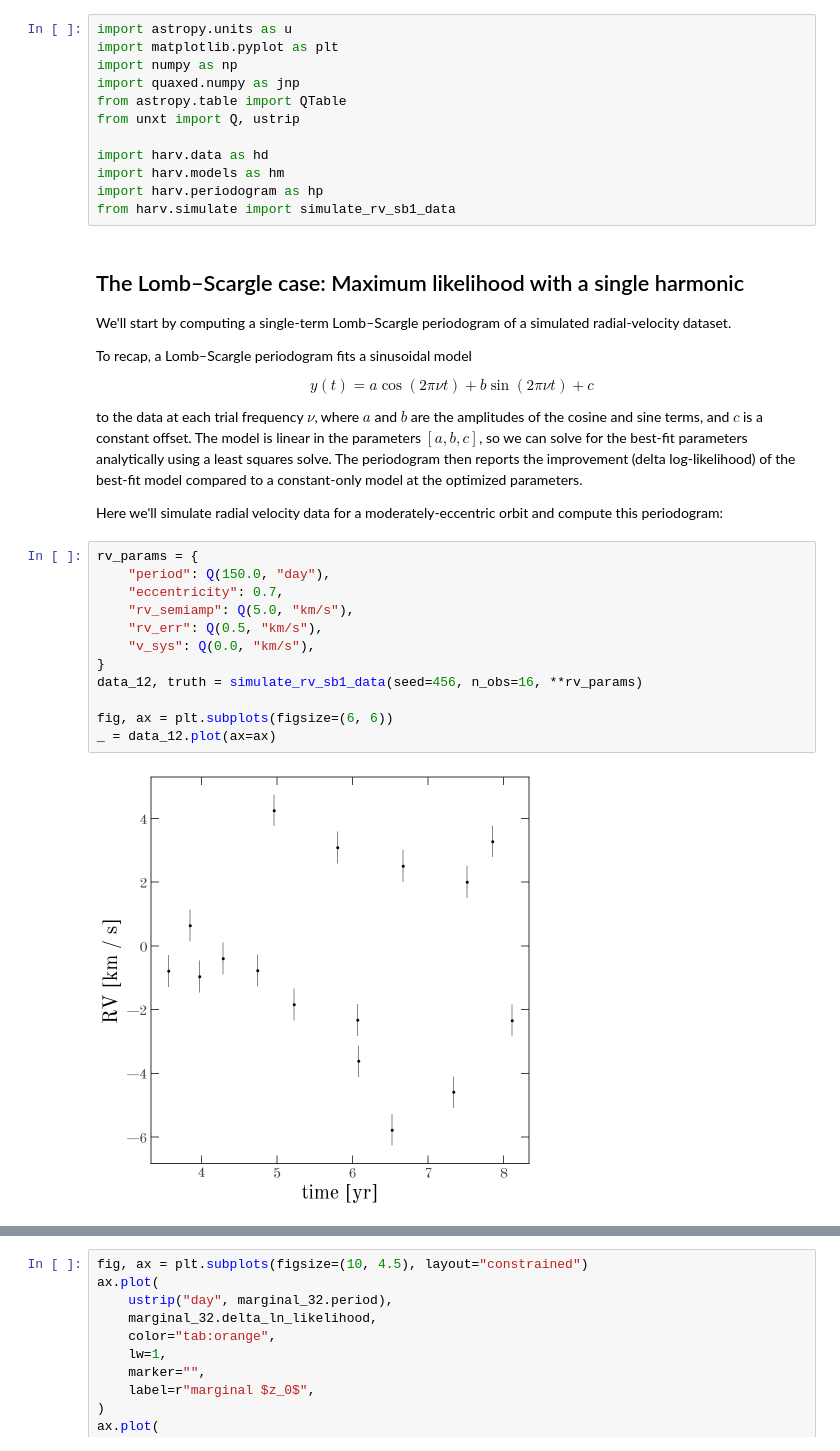
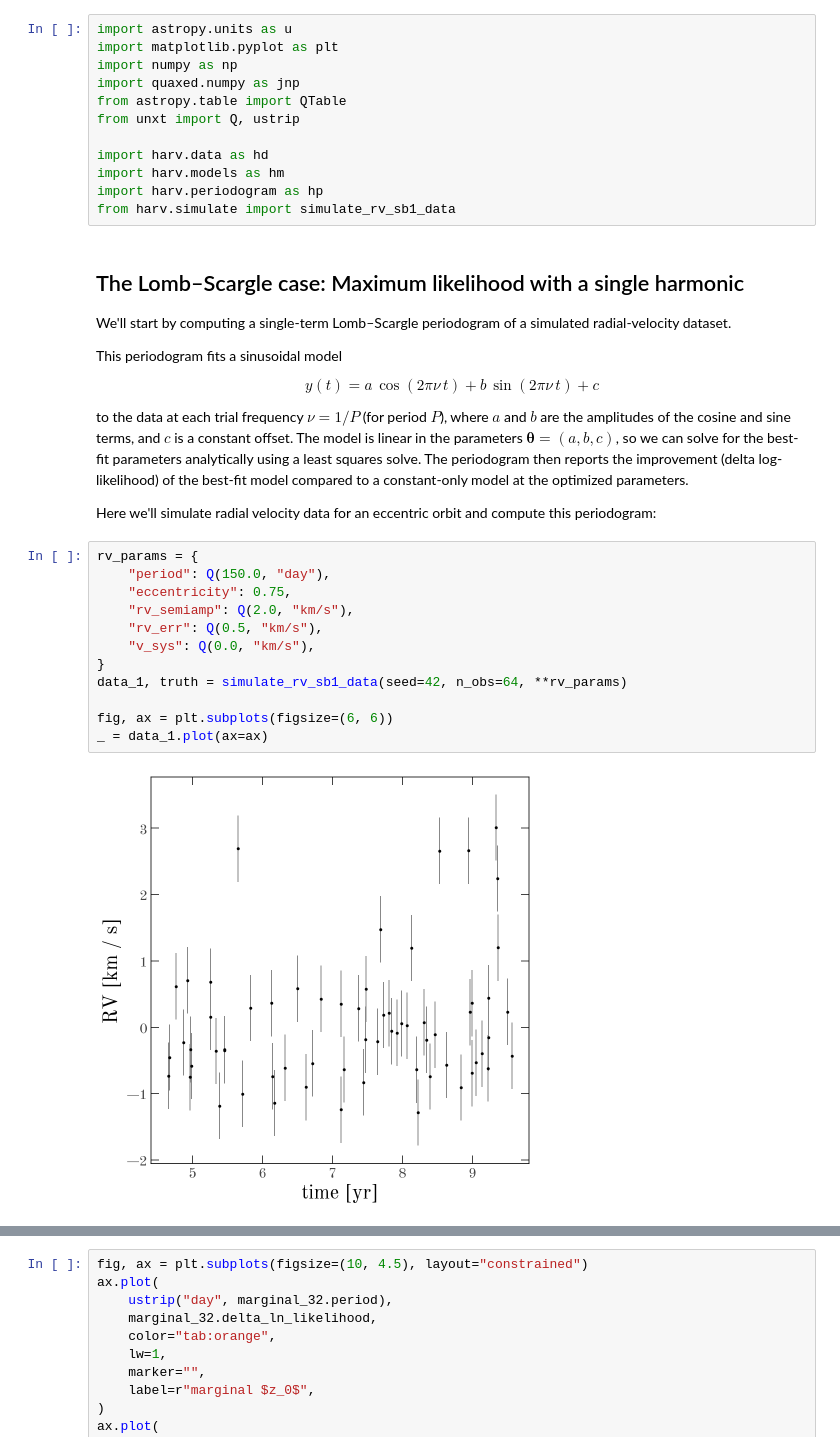
Before and after one commit to adrn/harv, a Jupyter notebook: docs/tutorials/case-studies/kepler-periodogram.ipynb, the cells around one changed output, grey strips where cells are left out. Saved outputs shown, nothing was run; the diff lists cells and outputs as text.

```diff
--- a/docs/tutorials/case-studies/kepler-periodogram.ipynb
+++ b/docs/tutorials/case-studies/kepler-periodogram.ipynb
@@ -31,25 +31,27 @@ from harv.simulate import simulate_rv_sb1_data
 
 We'll start by computing a single-term Lomb–Scargle periodogram of a simulated radial-velocity dataset.
 
-To recap, a Lomb–Scargle periodogram fits a sinusoidal model
+This periodogram fits a sinusoidal model
 
-$$y(t) = a\cos(2\pi\nu t) + b\sin(2\pi\nu t) + c$$
+$$
+y(t) = a \, \cos(2\pi\nu \, t) + b \, \sin(2\pi\nu \, t) + c
+$$
 
-to the data at each trial frequency $\nu$, where $a$ and $b$ are the amplitudes of the cosine and sine terms, and $c$ is a constant offset. The model is linear in the parameters $[a, b, c]$, so we can solve for the best-fit parameters analytically using a least squares solve. The periodogram then reports the improvement (delta log-likelihood) of the best-fit model compared to a constant-only model at the optimized parameters.
+to the data at each trial frequency $\nu = 1/P$ (for period $P$), where $a$ and $b$ are the amplitudes of the cosine and sine terms, and $c$ is a constant offset. The model is linear in the parameters $\boldsymbol{\theta} = (a, b, c)$, so we can solve for the best-fit parameters analytically using a least squares solve. The periodogram then reports the improvement (delta log-likelihood) of the best-fit model compared to a constant-only model at the optimized parameters.
 
-Here we'll simulate radial velocity data for a moderately-eccentric orbit and compute this periodogram:
+Here we'll simulate radial velocity data for an eccentric orbit and compute this periodogram:
 # %%
 rv_params = {
     "period": Q(150.0, "day"),
-    "eccentricity": 0.7,
-    "rv_semiamp": Q(5.0, "km/s"),
+    "eccentricity": 0.75,
+    "rv_semiamp": Q(2.0, "km/s"),
     "rv_err": Q(0.5, "km/s"),
     "v_sys": Q(0.0, "km/s"),
 }
-data_12, truth = simulate_rv_sb1_data(seed=456, n_obs=16, **rv_params)
+data_1, truth = simulate_rv_sb1_data(seed=42, n_obs=64, **rv_params)
 
 fig, ax = plt.subplots(figsize=(6, 6))
-_ = data_12.plot(ax=ax)
+_ = data_1.plot(ax=ax)
 # %% [output]
-[figure, old version]
+[figure, new version]
 # %% [markdown]
```
Also changed, not shown: parts of 25 cells of this notebook.
